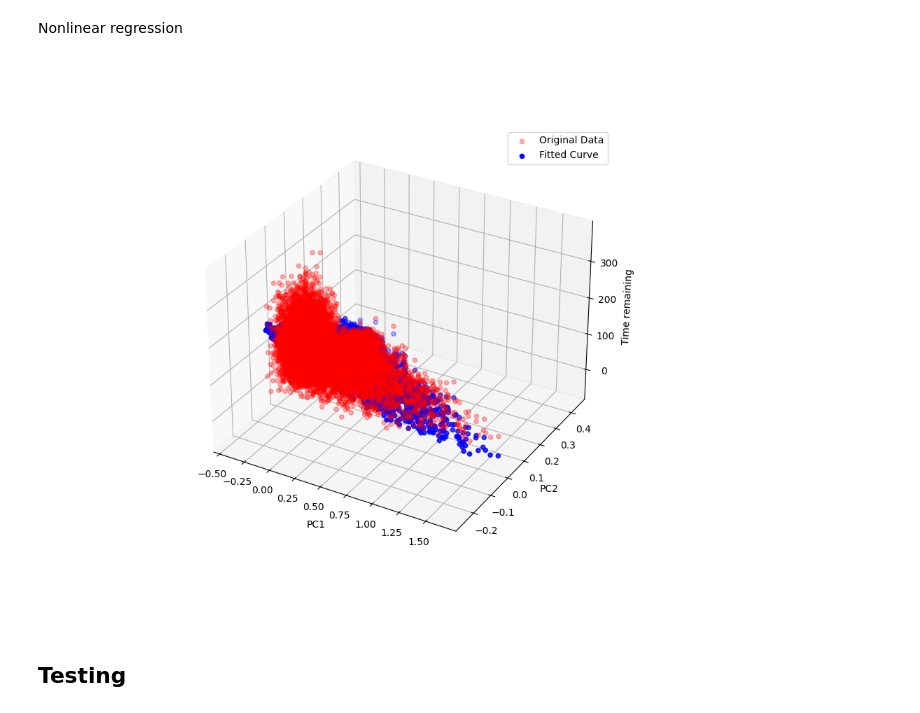
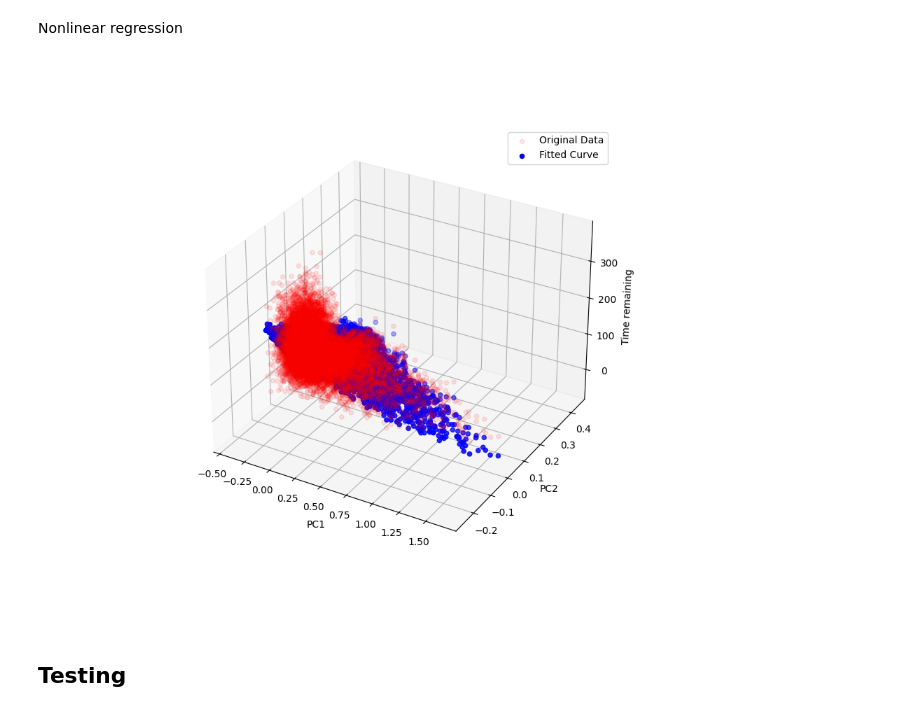
Before and after one commit to mfranzreb/DDMML_project, a Jupyter notebook: Turbofan/Master_Marco.ipynb, the cells around one changed output. Drawn from its saved outputs; the diff is of its cells as text; code cells hidden in the pictures.

```diff
--- a/Turbofan/Master_Marco.ipynb
+++ b/Turbofan/Master_Marco.ipynb
@@ -194,10 +194,10 @@ Make PCA for mode 6
 # %%
 data_mode_six = data[data['Modi'] == 6]
 Z = data_mode_six.values[:, 3:-1]
-pca = PCA().fit(Z)
-coeff = (pca.components_).T
-score = pca.transform(Z)
-variance_ratio = pca.explained_variance_ratio_
+pca_mode_six = PCA().fit(Z)
+coeff = (pca_mode_six.components_).T
+score = pca_mode_six.transform(Z)
+variance_ratio = pca_mode_six.explained_variance_ratio_
 
 fig = plt.figure(figsize=(7, 5))
 
@@ -274,35 +274,35 @@ import matplotlib.pyplot as plt
 def exponential_func(pcs, a, b, c, d):
     return (a*np.exp(b * pcs[:, 0] + c*pcs[:, 1]) + d).flatten()
 
 x_data = score[:, 0:2].reshape(-1, 2)
 y_data = data_mode_six['Time'][:].to_numpy()
 # Fit the curve using curve_fit
 params, covariance = curve_fit(exponential_func, x_data, y_data)#, maxfev=int(1e6))
 
 # Extract the optimized parameters
 a_opt, b_opt, c_opt, d_opt = params
 
 # Generate predicted y values using the fitted parameters
 y_pred = exponential_func(x_data, a_opt, b_opt, c_opt, d_opt)
 
 x1_grid = np.linspace(min(x_data[:, 0]), max(x_data[:, 0]), 100)
 x2_grid = np.linspace(min(x_data[:, 1]), max(x_data[:, 1]), 100)
 y_pred_grid = exponential_func(np.array(np.meshgrid(x1_grid, x2_grid, indexing="ij")).reshape(-1, 2), a_opt, b_opt, c_opt, d_opt).reshape(100, 100)
 
-
+%matplotlib ipympl
 # Plot the original data and the fitted curve
 fig = plt.figure(figsize=(10, 8))
 ax = fig.add_subplot(projection='3d')
-ax.scatter(x_data[:, 0], x_data[:, 1], y_data, c='r', alpha=0.3, label='Original Data')
+ax.scatter(x_data[:, 0], x_data[:, 1], y_data, c='r', alpha=0.1, label='Original Data')
 #plot surface of predicted values
 #ax.plot_surface(x1_grid, x2_grid, y_pred_grid, label='Fitted Curve', color='b')
 ax.scatter(x_data[:, 0], x_data[:, 1], y_pred, c='b', label='Fitted Curve')
 ax.set_xlabel('PC1')
 ax.set_ylabel('PC2')
 ax.set_zlabel('Time remaining')
 ax.legend()
 plt.show()
 # %% [output]
-[figure, old version]
+[figure, new version]
 # %% [markdown]
 ## Testing
```
Also changed, not shown: parts of 8 cells of this notebook, 2 other files.
